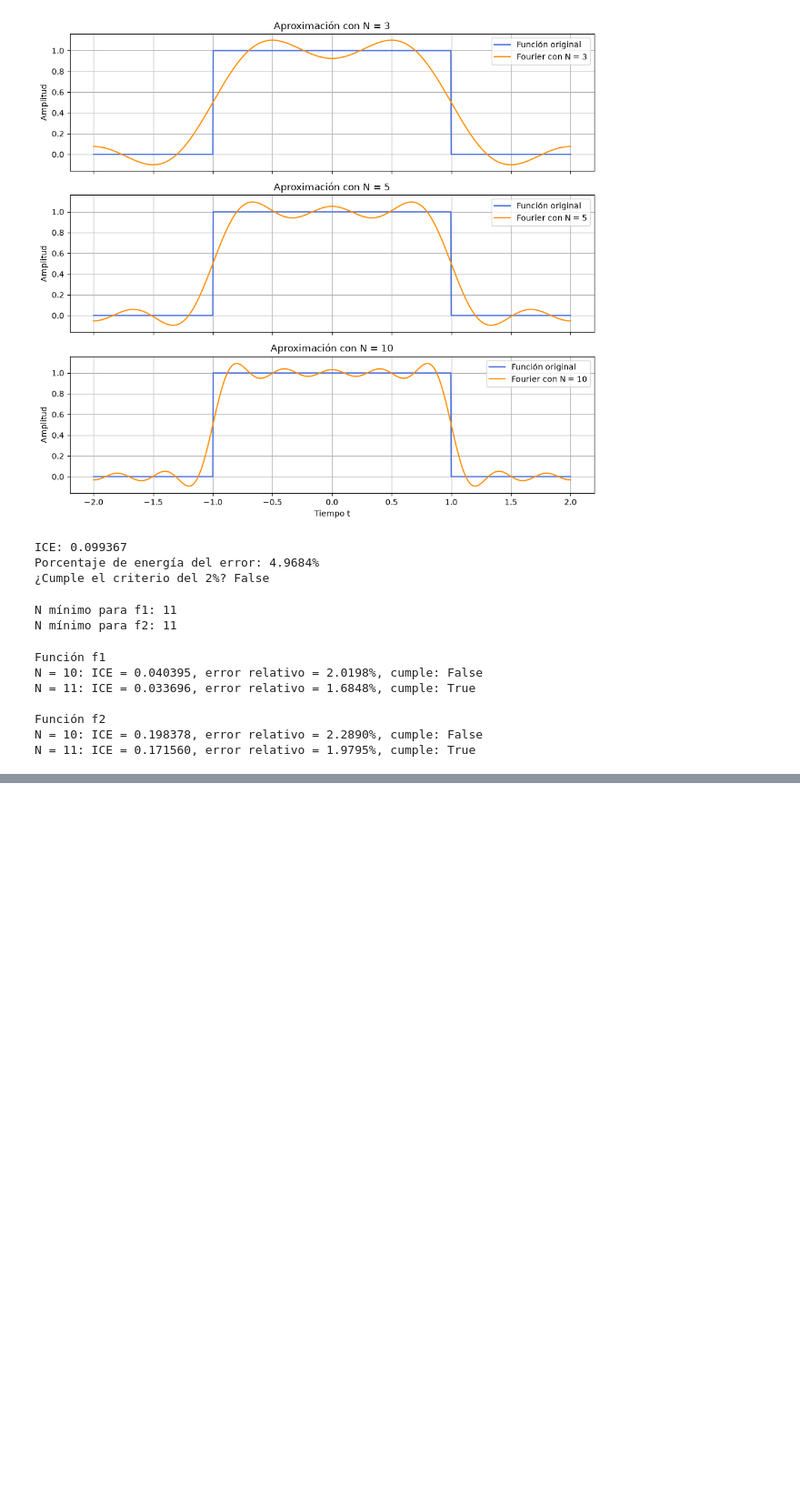
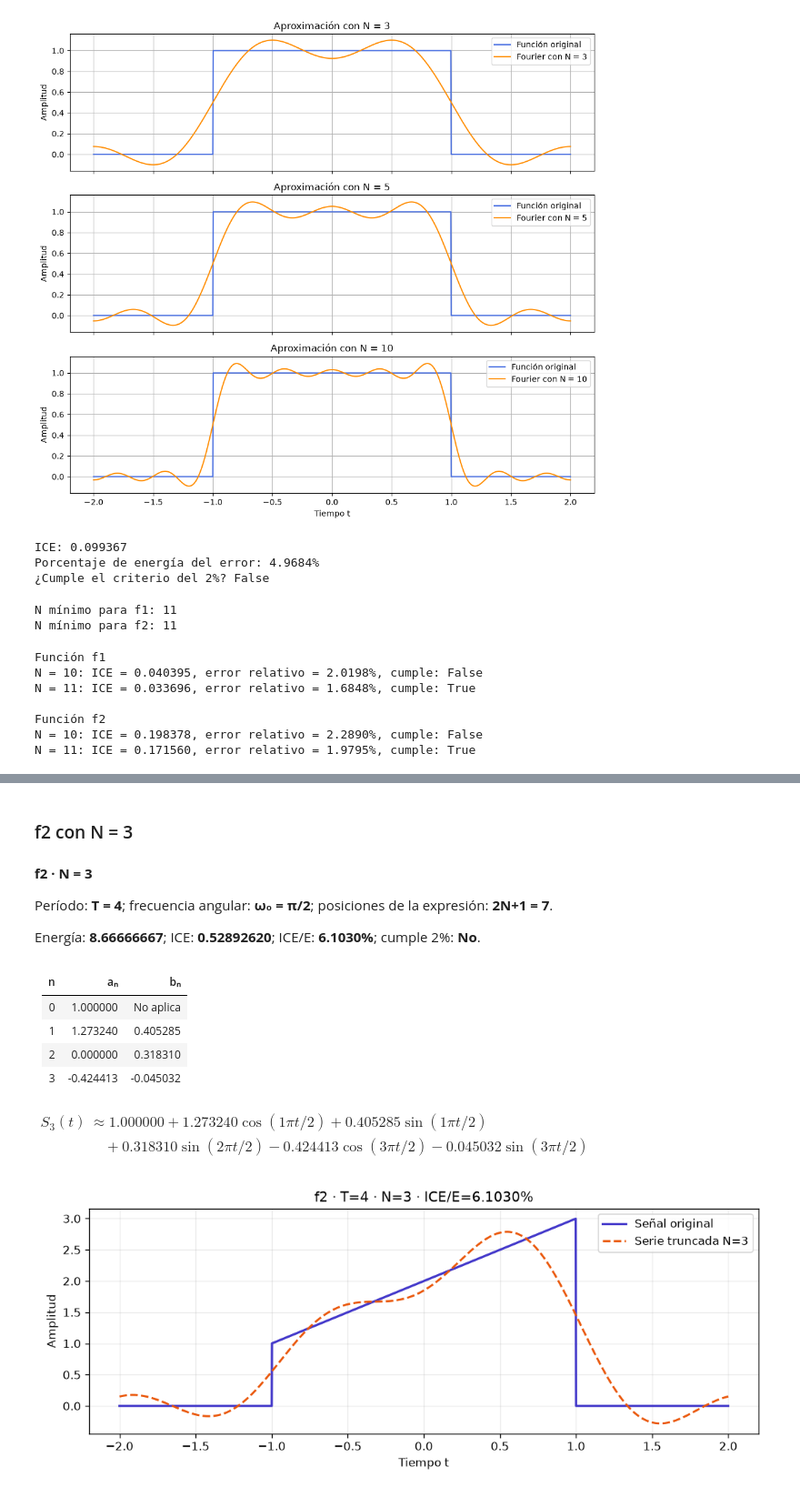
Before and after one commit to TonyPapadopolo/final_proj_mate_6, a Jupyter notebook: notebooks/Parte_A_Fourier.ipynb, the cells around one changed output, grey strips where cells are left out. Shown at 91% size. Saved outputs shown, nothing was run; the diff lists cells and outputs as text; code cells hidden in the pictures; blank space fills up the shorter version.

```diff
--- a/notebooks/Parte_A_Fourier.ipynb
+++ b/notebooks/Parte_A_Fourier.ipynb
@@ -963,0 +1097,18 @@ N = 11: ICE = 0.171560, error relativo = 1.9795%, cumple: True
+# %% [markdown]
+### f2 con N = 3
+# %%
+resultados_casos.append(documentar_caso("f2", funcion_2, funcion_2_periodica, 3))
+# %% [output]
+**f2 · N = 3**
+
+Período: **T = 4**; frecuencia angular: **ω₀ = π/2**; posiciones de la expresión: **2N+1 = 7**.
+
+Energía: **8.66666667**; ICE: **0.52892620**; ICE/E: **6.1030%**; cumple 2%: **No**.
+| n | aₙ | bₙ |
+|---:|---:|---:|
+| 0 | 1.000000 | No aplica |
+| 1 | 1.273240 | 0.405285 |
+| 2 | 0.000000 | 0.318310 |
+| 3 | -0.424413 | -0.045032 |
+$\displaystyle \begin{aligned}S_{3}(t) &\approx 1.000000+1.273240\cos(1\pi t/2)+0.405285\sin(1\pi t/2)\\ &\quad +0.318310\sin(2\pi t/2)-0.424413\cos(3\pi t/2)-0.045032\sin(3\pi t/2)\end{aligned}$
+[figure, added]
```
Also changed, not shown: parts of 18 cells of this notebook.
